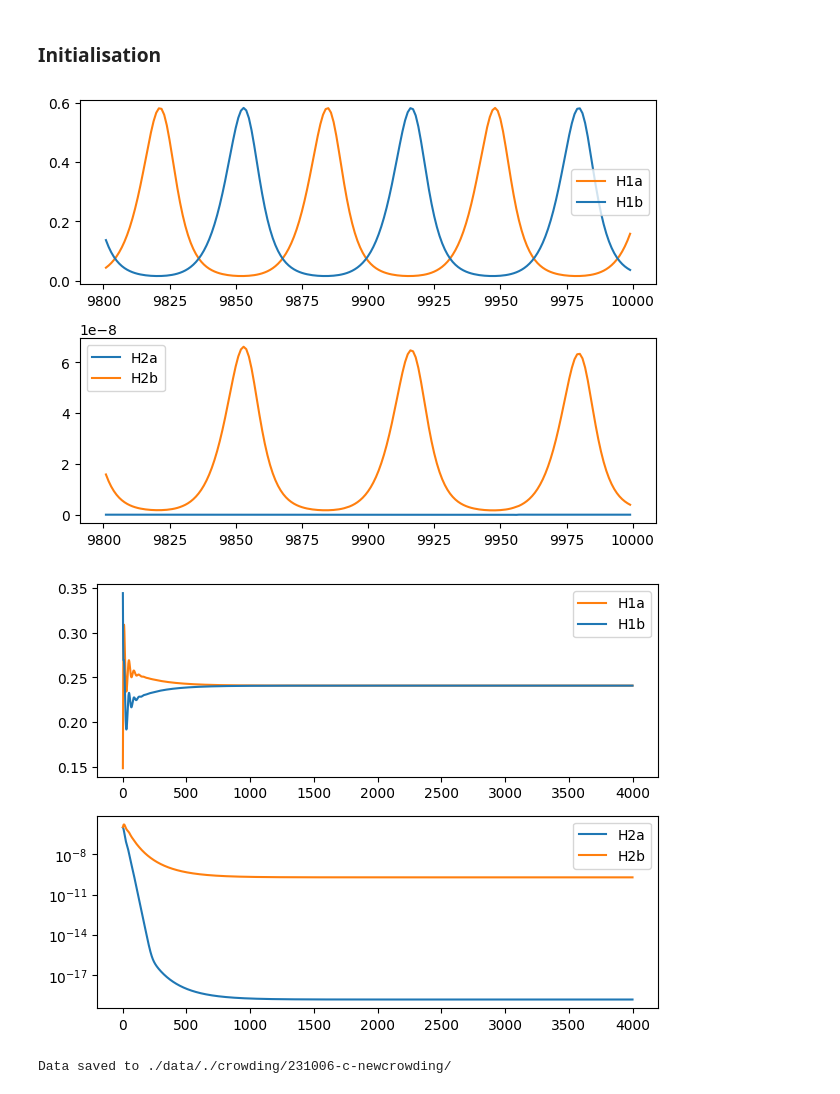
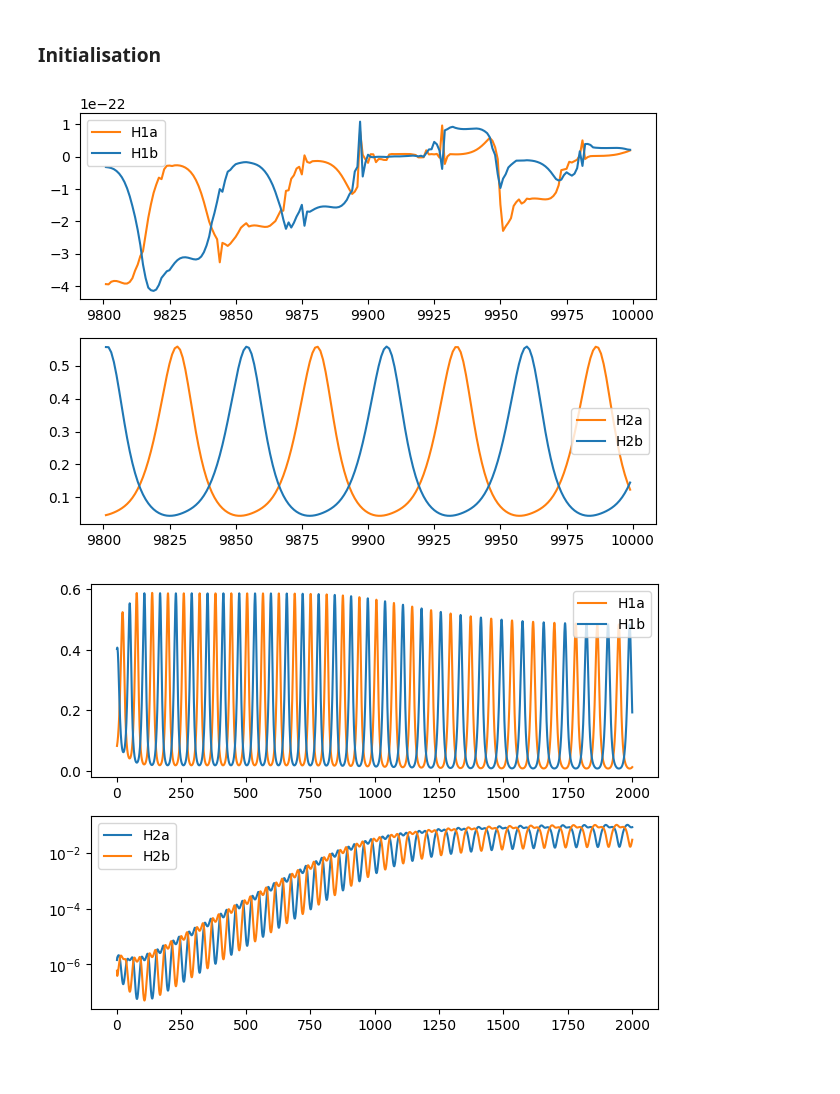
Before and after one commit to rbnmj/turingmodel, a Jupyter notebook: main_crowding.ipynb, the cells around one changed output. Cells and saved outputs as stored; diff of their text form; code cells hidden in the pictures.

```diff
--- a/main_crowding.ipynb
+++ b/main_crowding.ipynb
@@ -54,7 +54,7 @@ def slow(var, t):
     d_H1a = c_1 * (H_1a + H_2a)
     d_H1b = c_1 * (H_1b + H_2b)
     d_H2a = c_2 * (H_2a + H_1a)
-    d_H2b = c_2 * (H_2b + H_2a)
+    d_H2b = c_2 * (H_2b + H_1b)
 
     # change of nutrients
     dN_a = D * (S - N_a) - r_a * A_a + d_N * (N_b - N_a)
@@ -108,9 +108,14 @@ t = np.linspace(0,t_end,number_steps)
 # initials:[N_a, N_b, A_a, A_b, H_1a, H_1b, H_2a, H_2b]
 var0 = [2, 2.5, 2.5, 2, 0.08, 0.4, 0.08, 0.4, 0, 0, 0, 0]
 # %%
-c_1 = 0.0001
-c_2 = 10
-var0 = [2, 2.5, 2.5, 2, 0.08, 0.4, 10**-6, 0, 0, 0, 0, 0]
+# time series
+t_end = 10000
+number_steps = 10000
+t = np.linspace(0,t_end,number_steps)
+
+c_1 = 10
+c_2 = 0.01
+var0 = [2, 2.5, 2.5, 2, 0.08, 0.4, 10**-6, 10**-6, 0, 0, 0, 0]
 var = []
 var = integ.odeint(slow, var0, t)
 plt.subplot2grid((2,1),(0,0))
@@ -118,33 +123,33 @@ plt.plot(t[-200:-1], var[-200:-1:, 4], "-", color="#FF7F0E", label="H1a")
 plt.plot(t[-200:-1], var[-200:-1:, 5], "-", color="#1F77B4", label="H1b")
 plt.legend()
 plt.subplot2grid((2,1),(1,0))
-plt.plot(t[-200:-1], var[-200:-1:, 6], "-", color="#1F77B4", label="H2a")
-plt.plot(t[-200:-1], var[-200:-1:, 7], "-", color="#FF7F0E", label="H2b")
+plt.plot(t[-200:-1], var[-200:-1:, 6], "-", color="#FF7F0E", label="H2a")
+plt.plot(t[-200:-1], var[-200:-1:, 7], "-", color="#1F77B4", label="H2b")
 plt.legend()
 plt.tight_layout()
 # %% [output]
-[figure, old version]
+[figure, new version]
 # %%
 t_end = 4000
-number_steps = 4000
+number_steps = 10000
 t = np.linspace(0,t_end,number_steps)
-c_1 = 0.5
-c_2 = 0.5
+c_1 = 0.001
+c_2 = 5
 var0 = [2, 2.5, 2.5, 2, 0.08, 0.4, 10**-6, 10**-6, 0, 0, 0, 0]
 var = []
 var = integ.odeint(slow, var0, t)
 plt.subplot2grid((2,1),(0,0))
 plt.plot(t[1:5000], var[1:5000:, 4], "-", color="#FF7F0E", label="H1a")
 plt.plot(t[1:5000], var[1:5000:, 5], "-", color="#1F77B4", label="H1b")
 plt.legend()
 plt.subplot2grid((2,1),(1,0))
 plt.plot(t[1:5000], var[1:5000:, 6], "-", color="#1F77B4", label="H2a")
 plt.plot(t[1:5000], var[1:5000:, 7], "-", color="#FF7F0E", label="H2b")
 plt.yscale("log")
 plt.legend()
 plt.tight_layout()
 # %% [output]
-[figure, old version]
+[figure, new version]
 # %%
 c_range = np.geomspace(0.0001, 10, 50)
 t_end = 10000
@@ -193,7 +200,6 @@ for c_2 in tqdm(c_range):
         j += 1
     i += 1
 # %%
-initials = np.array(var0)
 # save lib is not final yet since depending on the task, further additions may be needed.
 # The model is already saving a bunch of other data and I'm not sure if they are needed.
 initials = np.array(var0)
@@ -216,5 +222,3 @@ save_lib = {
 load_list = ["density_H1x", "density_H1y", "density_H2x", "density_H2y", "checkOsc_H1x", "checkOsc_H1y", "checkOsc_H2x", "checkOsc_H2y", "meandensity_H1x",
              "meandensity_H1y", "meandensity_H2x", "meandensity_H2y", "initials"]
 # tm.loaddata("foldername", load_list)
-# %% [output]
-Data saved to ./data/./crowding/231006-c-newcrowding/
```
Also changed, not shown: parts of 7 cells of this notebook, 3 other files.
